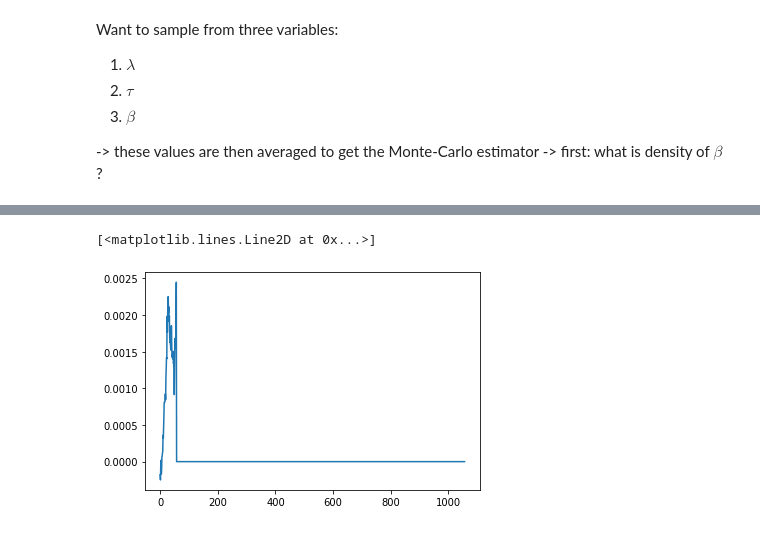
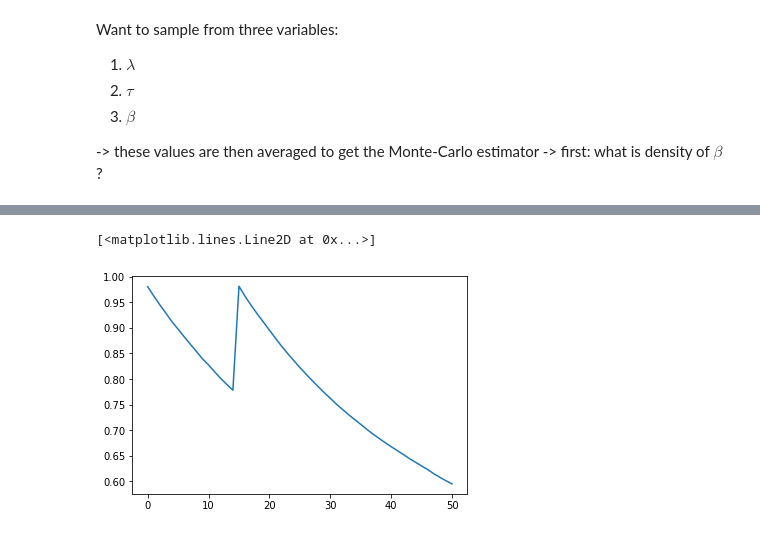
Before and after one commit to clarahoffmann/commaai, a Jupyter notebook: 04a_MCMC/filtered_gaussian_resampled/Horseshoe/HMC.ipynb, the cells around one changed output, grey strips where cells are left out. Saved outputs shown, nothing was run; the diff lists cells and outputs as text; code cells hidden in the pictures.

```diff
--- a/04a_MCMC/filtered_gaussian_resampled/Horseshoe/HMC.ipynb
+++ b/04a_MCMC/filtered_gaussian_resampled/Horseshoe/HMC.ipynb
@@ -232,10 +249,10 @@ plt.plot(all_thetas)
 # %%
 df = np.array(all_thetas)
-# %%
-plt.plot(np.append(df[:,20],np.repeat(0,1000)))
-# %% [output]
-[<matplotlib.lines.Line2D at 0x...>]
-[figure, removed]
+# %%
+plt.plot(df[:,10])
+# %% [output]
+[<matplotlib.lines.Line2D at 0x...>]
+[figure, added]
 # %%
 all_thetas[93][10:21]
 # %%
```
Also changed, not shown: parts of 5 cells of this notebook, 7 other files.
